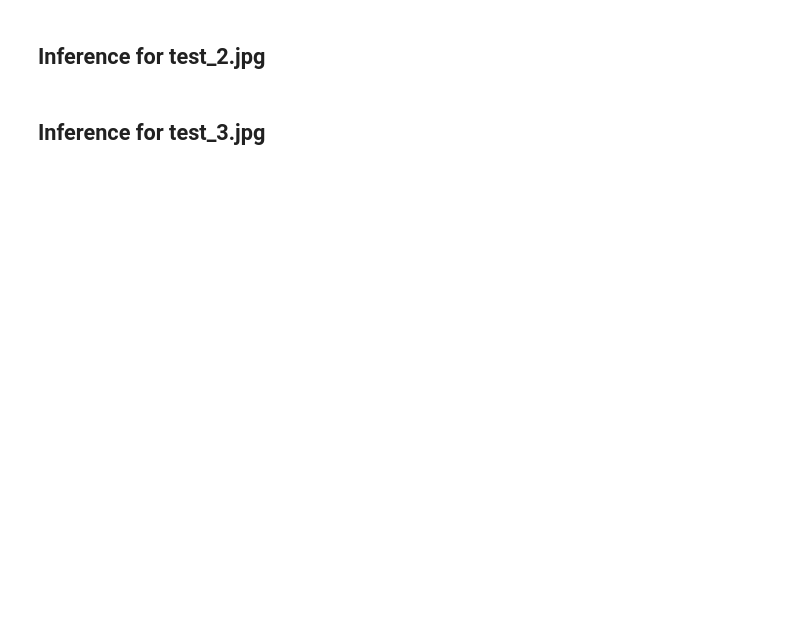
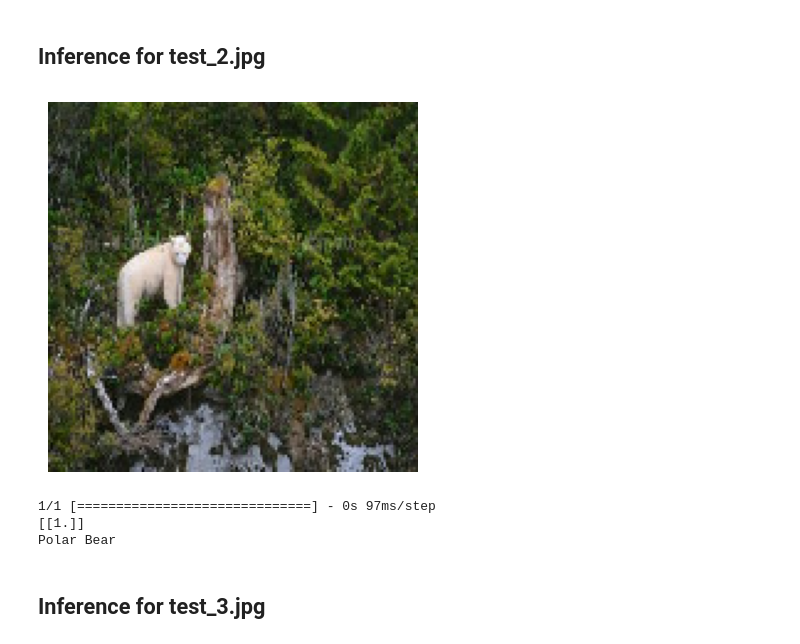
Before and after one commit to mr-nudo/intelligent-tools, a Jupyter notebook: CNN.ipynb, the cells around one changed output. Cells and saved outputs as stored; diff of their text form; code cells hidden in the pictures; blank space fills up the shorter version.

```diff
--- a/CNN.ipynb
+++ b/CNN.ipynb
@@ -150,8 +310,13 @@ load_display_predict_image(img_path, model)
 # %% [markdown]
 ## Inference for test_2.jpg
 # %%
-img_path = # TODO: set path to test_2.jpg
+img_path = '/content/test/test_2.jpg'
 load_display_predict_image(img_path, model)
+# %% [output]
+[figure, added]
+1/1 [==============================] - 0s 97ms/step
+[[1.]]
+Polar Bear
 # %% [markdown]
 ## Inference for test_3.jpg
 # %%
```
Also changed, not shown: parts of 21 cells of this notebook.
